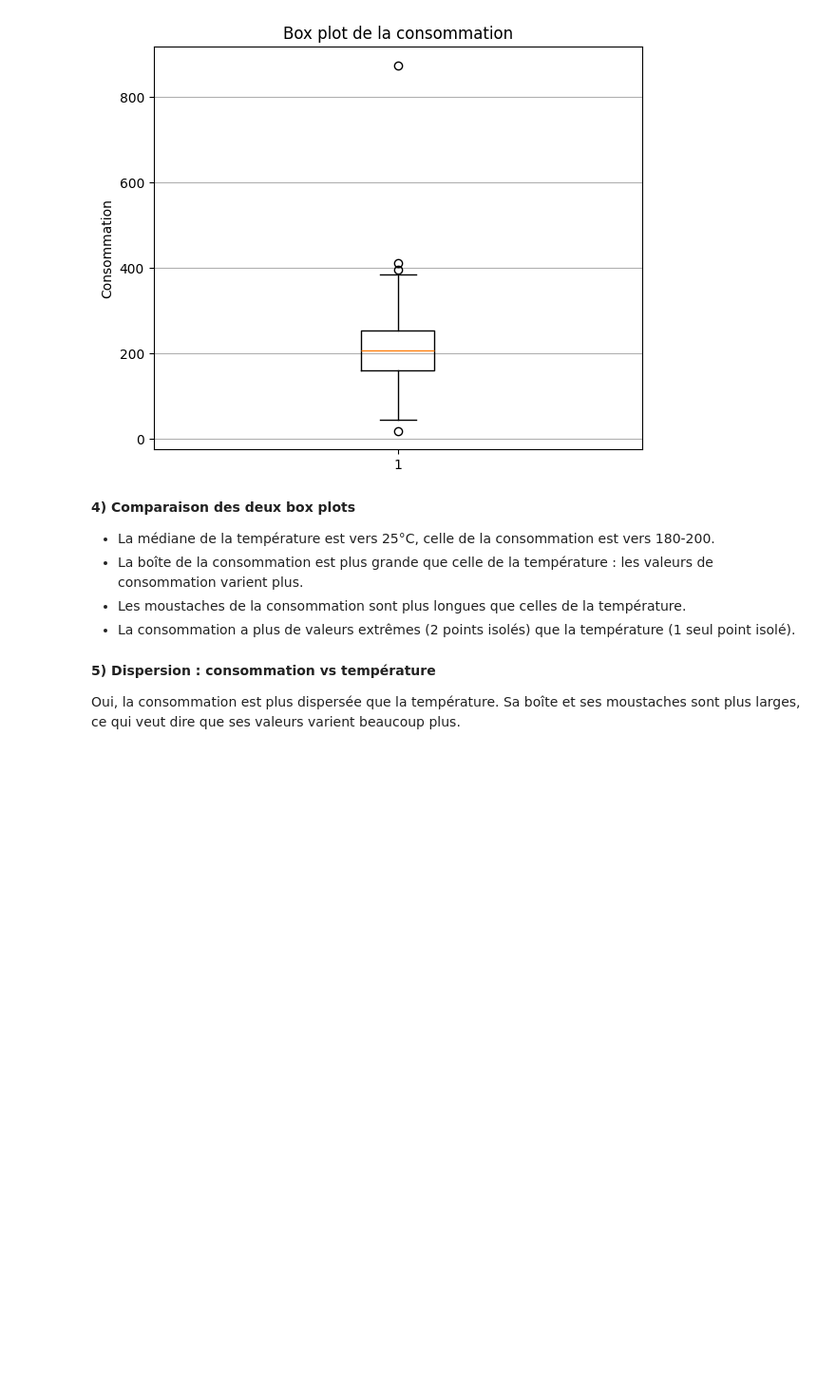
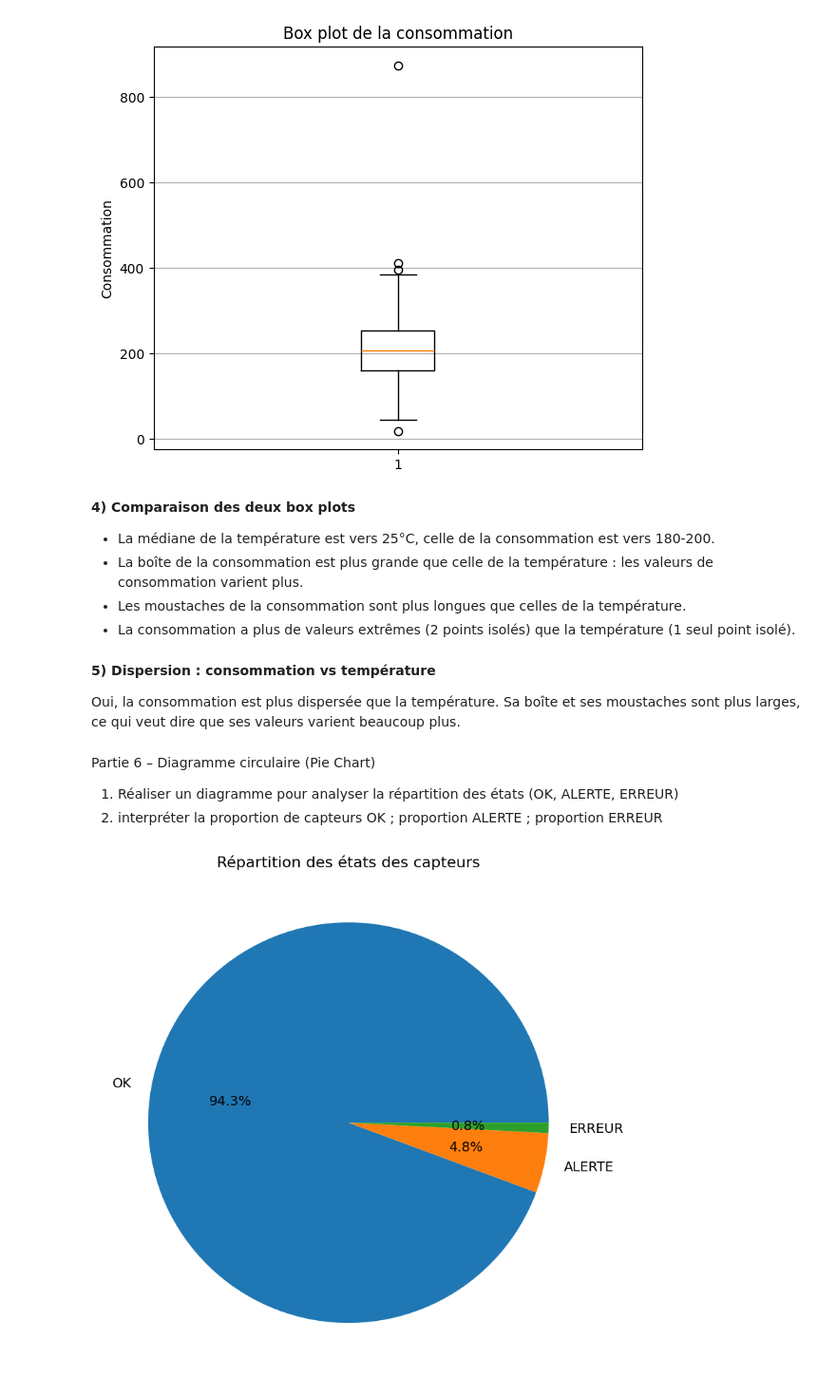
Before and after one commit to fatoufall737/atelier-matplotlib-iot, a Jupyter notebook: atelier_matplotlib_iot.ipynb, the cells around one changed output. Shown at 95% size. Drawn from its saved outputs; the diff is of its cells as text; code cells hidden in the pictures; blank space fills up the shorter version.

Commit message:
Partie 6 : diagramme circulaire (répartition des états, interprétation)"

```diff
--- a/atelier_matplotlib_iot.ipynb
+++ b/atelier_matplotlib_iot.ipynb
@@ -271,3 +271,23 @@ plt.show()
 **5) Dispersion : consommation vs température**
 
 Oui, la consommation est plus dispersée que la température. Sa boîte et ses moustaches sont plus larges, ce qui veut dire que ses valeurs varient beaucoup plus.
+# %% [markdown]
+Partie 6 – Diagramme circulaire (Pie Chart)
+1) Réaliser un diagramme pour analyser la répartition des états (OK, ALERTE, ERREUR)
+2) interpréter la proportion de capteurs OK ; proportion ALERTE ;  proportion ERREUR
+# %%
+# 1) Répartition des états (pie chart)
+repartition_etats = df["etat"].value_counts()
+
+plt.figure(figsize=(8, 8))
+plt.pie(
+    repartition_etats.values,
+    labels=repartition_etats.index,
+    autopct="%1.1f%%",
+    textprops={"fontsize": 14}
+)
+plt.title("Répartition des états des capteurs", fontsize=16)
+plt.tight_layout()
+plt.show()
+# %% [output]
+[figure, added]
```
Also changed, not shown: parts of 1 cell of this notebook.
